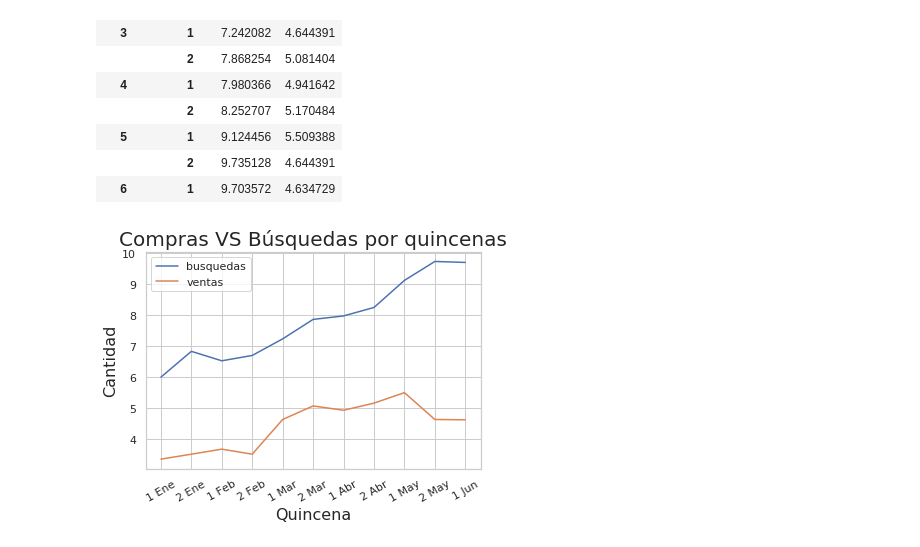
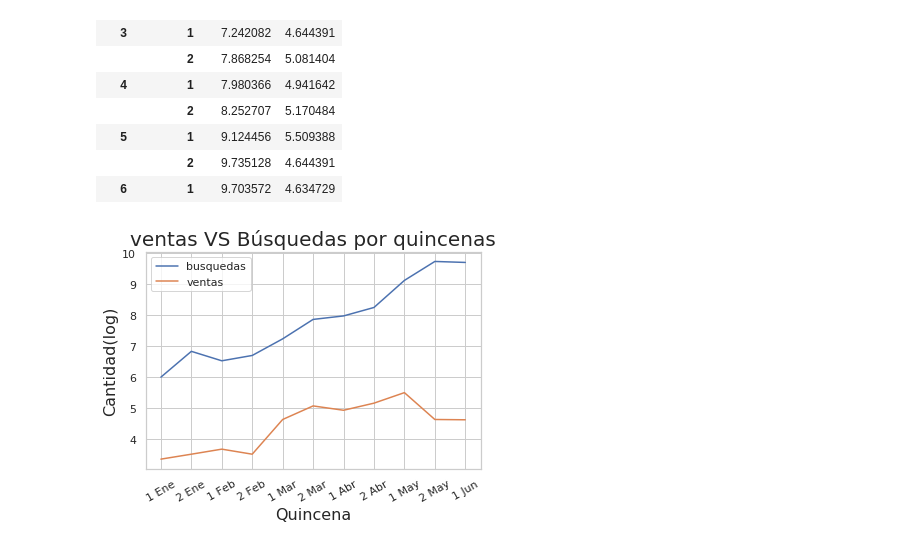
Before and after one commit to jowisaidman/tp1_analisis_exploratorio, a Jupyter notebook: Notebooks/Juli/Resumen/busquedas_analisis.ipynb, the cells around one changed output. Saved outputs shown, nothing was run; the diff lists cells and outputs as text; code cells hidden in the pictures.

```diff
--- a/Notebooks/Juli/Resumen/busquedas_analisis.ipynb
+++ b/Notebooks/Juli/Resumen/busquedas_analisis.ipynb
@@ -182,11 +182,11 @@ quincenas
 | 6 | 1 | 9.703572 | 4.634729 |
 # %%
 g = quincenas.plot()
-g.set_title('Compras VS Búsquedas por quincenas',fontsize = 20)
+g.set_title('ventas VS Búsquedas por quincenas',fontsize = 20)
 g.set_xlabel('Quincena',fontsize = 16)
-g.set_ylabel('Cantidad',fontsize = 16)
+g.set_ylabel('Cantidad(log)',fontsize = 16)
 plt.xticks([0,1, 2,3, 4, 5, 6,7,8,9,10], ["1 Ene","2 Ene","1 Feb","2 Feb","1 Mar","2 Mar","1 Abr","2 Abr","1 May",
                                          "2 May","1 Jun"], rotation=30);
 # %% [output]
-[figure, old version]
+[figure, new version]
 # %%
```
Also changed, not shown: parts of 3 cells of this notebook, 1 other file.
